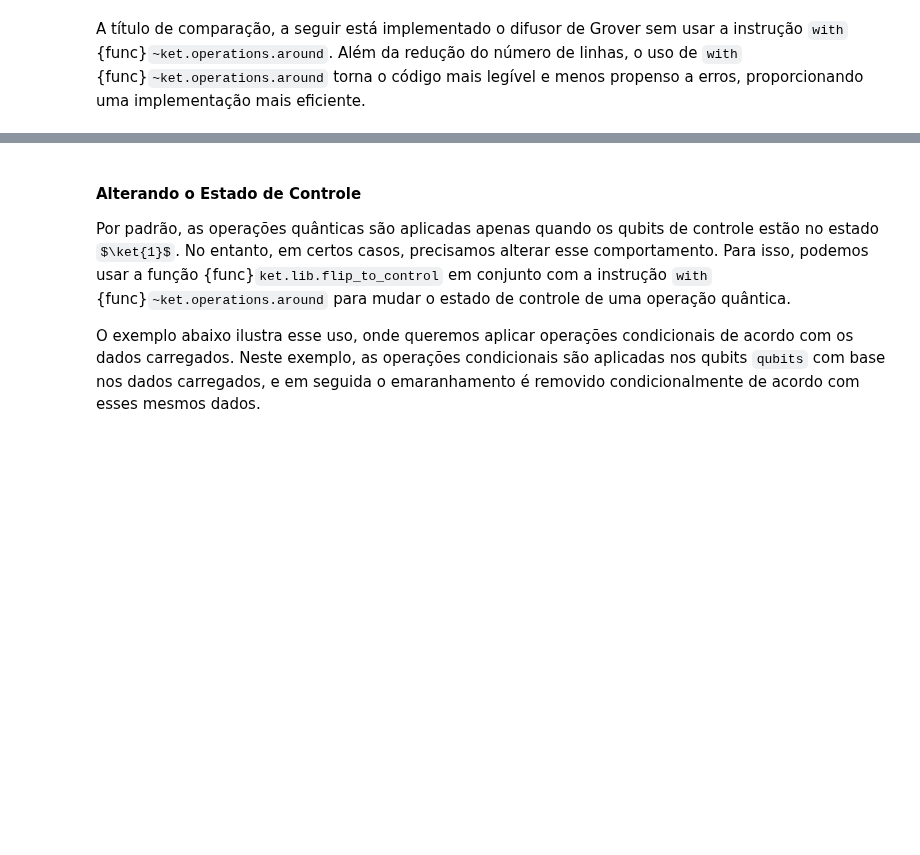
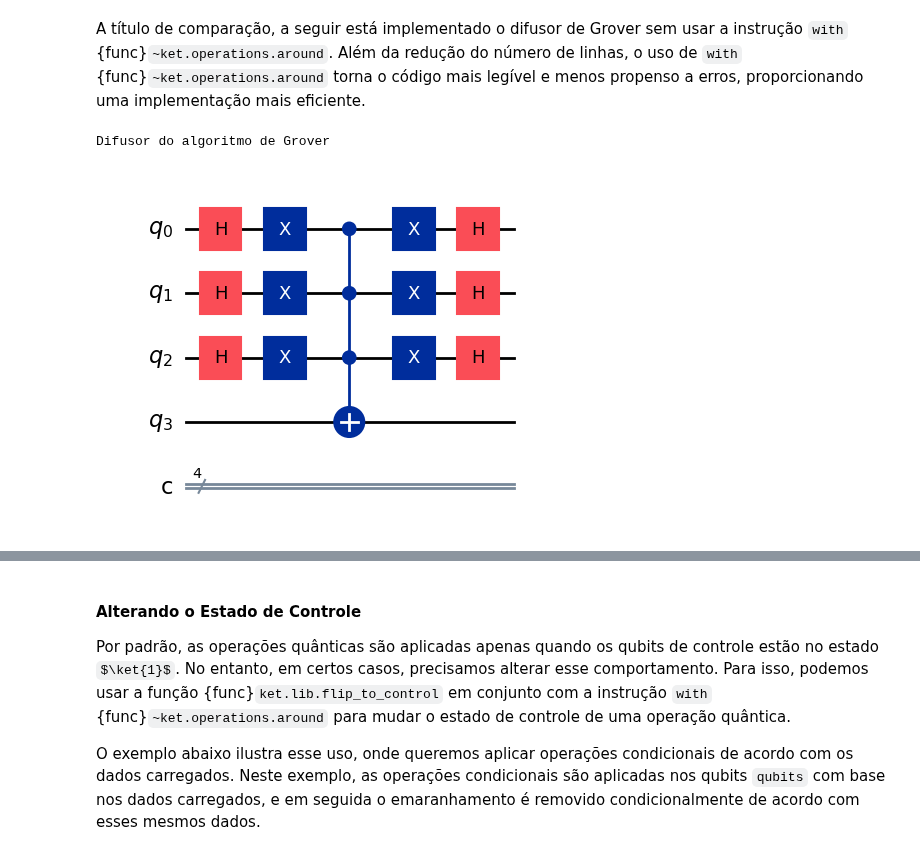
Before and after one commit to evandro-crr/ket-book, a Jupyter notebook: _sources/kettutorial.ipynb, the cells around one changed output, grey strips where cells are left out. Cells and saved outputs as stored; diff of their text form; code cells hidden in the pictures; some formulas as TeX source; blank space fills up the shorter version.

```diff
--- a/_sources/kettutorial.ipynb
+++ b/_sources/kettutorial.ipynb
@@ -532,9 +557,16 @@ def difusor(qubits: Quant, auxiliar: Quant):
 # %% [markdown]
 A título de comparação, a seguir está implementado o difusor de Grover sem usar a instrução `with` {func}`~ket.operations.around`. Além da redução do número de linhas, o uso de `with` {func}`~ket.operations.around` torna o código mais legível e menos propenso a erros, proporcionando uma implementação mais eficiente.
 # %%
-def difusor(qubits: Quant, auxiliar: Quant):
+def difusor_2(qubits: Quant, auxiliar: Quant):
     H(qubits)
     X(qubits)
     ctrl(qubits, X)(auxiliar)
     X(qubits)
     H(qubits)
+
+
+print("Difusor do algoritmo de Grover")
+qulib.draw(gate=difusor_2, num_qubits=(3, 1), output="mpl")
+# %% [output]
+Difusor do algoritmo de Grover
+[figure, added]
```
Also changed, not shown: parts of 35 cells of this notebook, 14 other files.
